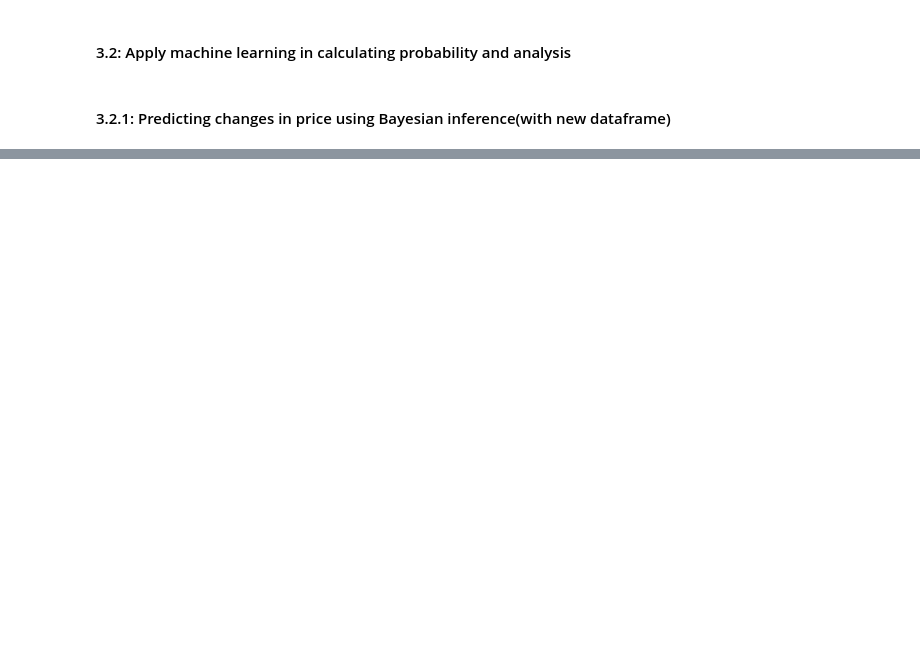
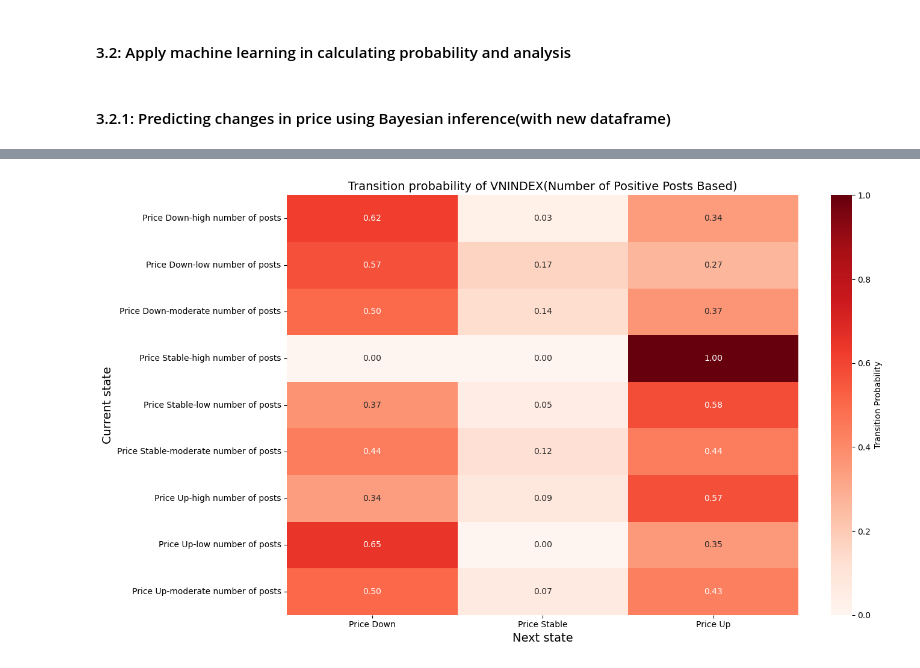
Before and after one commit to Legend0fHell/ait2006-data-processing-final, a Jupyter notebook: basic_analyze.ipynb, the cells around one changed output, grey strips where cells are left out. Drawn from its saved outputs; the diff is of its cells as text; code cells hidden in the pictures; blank space fills up the shorter version.

```diff
--- a/basic_analyze.ipynb
+++ b/basic_analyze.ipynb
@@ -1963,0 +1972,7 @@ symbols_data_dict = {symbol : data for symbol, data in symbol_groups}
+# %%
+VNINDEX_analyse = to_post_analysis_dataframe_time_series('VNINDEX')
+transition_matrix, transition_posts_matrix, transition_negative_posts_matrix, transition_positive_posts_matrix = df_to_transitions_matrix(VNINDEX_analyse)
+# %%
+heatmap_illustration(transition_positive_posts_matrix, 'Transition probability of VNINDEX(Number of Positive Posts Based)', 'Next state', 'Current state')
+# %% [output]
+[figure, added]
```
Also changed, not shown: parts of 34 cells of this notebook, 1 other file.
